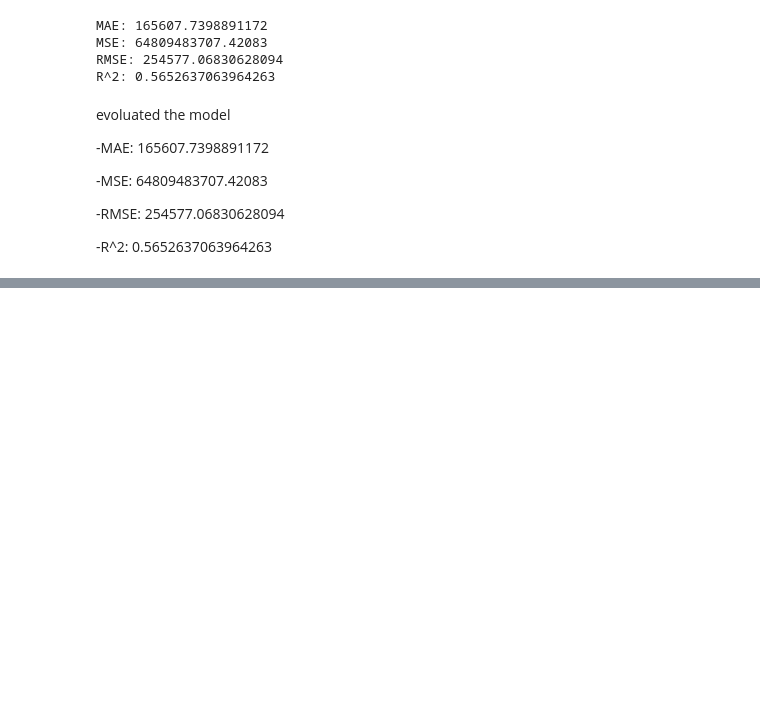
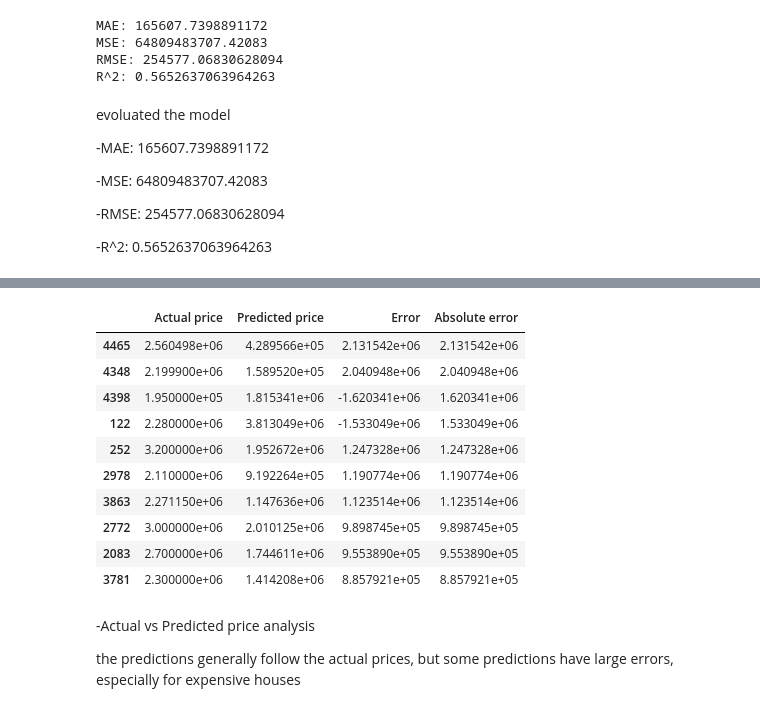
Before and after one commit to shukriaarifi/house_price_prediction, a Jupyter notebook: notebooks/house_price_prediction.ipynb, the cells around one changed output, grey strips where cells are left out. Saved outputs shown, nothing was run; the diff lists cells and outputs as text; code cells hidden in the pictures; blank space fills up the shorter version.

```diff
--- a/notebooks/house_price_prediction.ipynb
+++ b/notebooks/house_price_prediction.ipynb
@@ -462,0 +476,5 @@ evoluated the model
+# %%
+result=pd.DataFrame({"Actual price": y_test, "Predicted price": y_pred})
+result["Error"]=result["Actual price"] - result["Predicted price"]
+
+result.head(10)
@@ -462,0 +493,19 @@ evoluated the model
+# %%
+result["Absolute error"]=result["Error"].abs()
+result.sort_values("Absolute error", ascending=False).head(10)
+# %% [output]
+|  | Actual price | Predicted price | Error | Absolute error |
+| 4465 | 2.560498e+06 | 4.289566e+05 | 2.131542e+06 | 2.131542e+06 |
+| 4348 | 2.199900e+06 | 1.589520e+05 | 2.040948e+06 | 2.040948e+06 |
+| 4398 | 1.950000e+05 | 1.815341e+06 | -1.620341e+06 | 1.620341e+06 |
+| 122 | 2.280000e+06 | 3.813049e+06 | -1.533049e+06 | 1.533049e+06 |
+| 252 | 3.200000e+06 | 1.952672e+06 | 1.247328e+06 | 1.247328e+06 |
+| 2978 | 2.110000e+06 | 9.192264e+05 | 1.190774e+06 | 1.190774e+06 |
+| 3863 | 2.271150e+06 | 1.147636e+06 | 1.123514e+06 | 1.123514e+06 |
+| 2772 | 3.000000e+06 | 2.010125e+06 | 9.898745e+05 | 9.898745e+05 |
+| 2083 | 2.700000e+06 | 1.744611e+06 | 9.553890e+05 | 9.553890e+05 |
+| 3781 | 2.300000e+06 | 1.414208e+06 | 8.857921e+05 | 8.857921e+05 |
+# %% [markdown]
+-Actual vs Predicted price analysis
+
+the predictions generally follow the actual prices, but some predictions have large errors, especially for expensive houses
```
Also changed, not shown: parts of 2 cells of this notebook.
